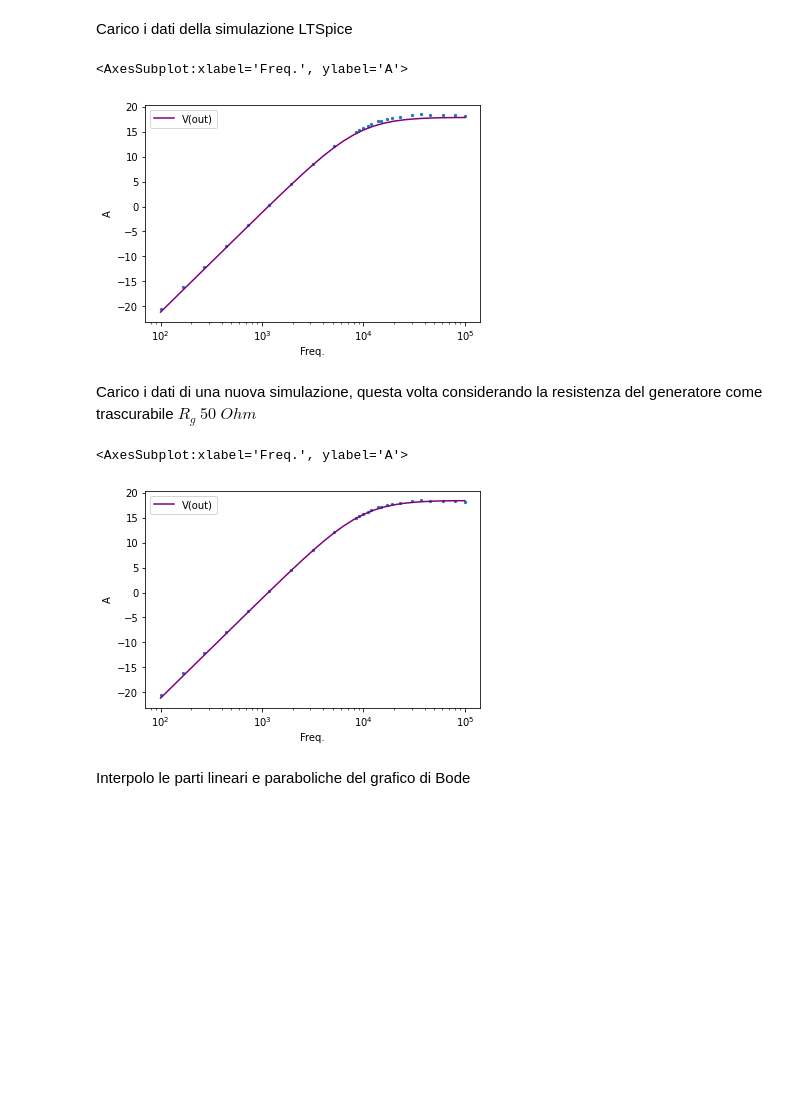
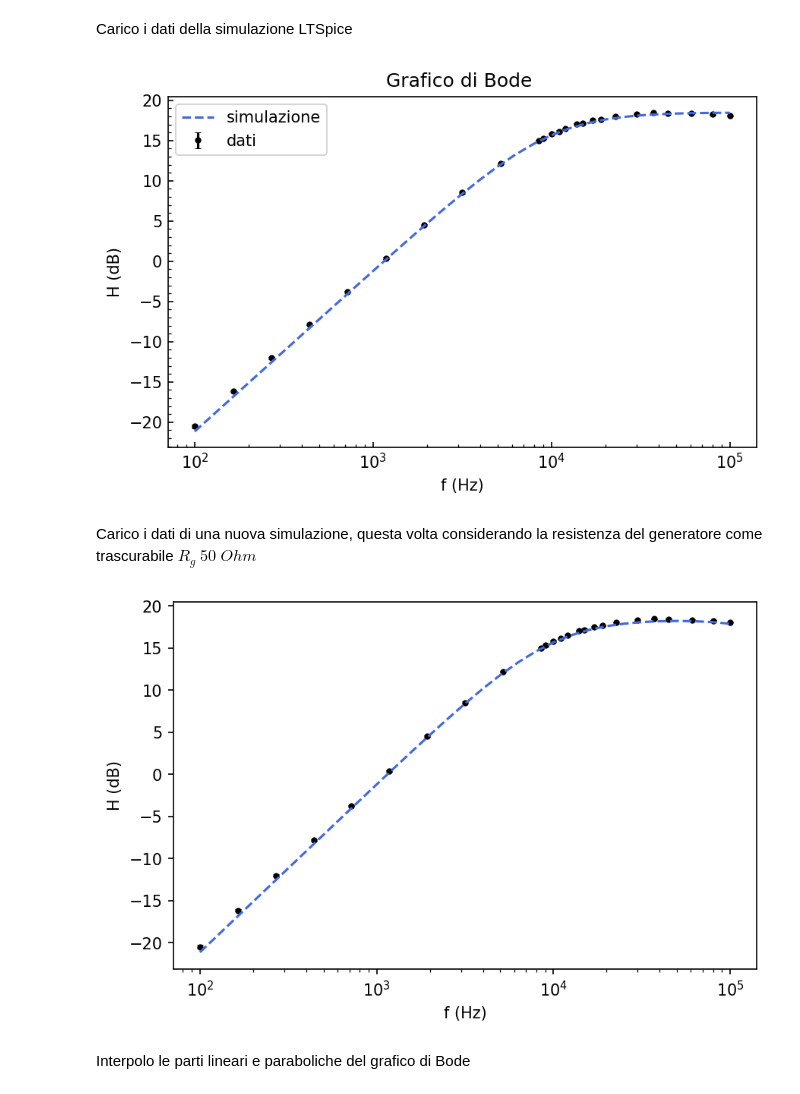
Before and after one commit to simonecig/lab_2020-2021, a Jupyter notebook: 1_opamp/logbook/opamp1_analysis.ipynb, the cells around one changed output. Cells and saved outputs as stored; diff of their text form; code cells hidden in the pictures; blank space fills up the shorter version.

```diff
--- a/1_opamp/logbook/opamp1_analysis.ipynb
+++ b/1_opamp/logbook/opamp1_analysis.ipynb
@@ -644,21 +656,54 @@ data_bode
 # %% [markdown]
 Carico i dati della simulazione LTSpice
-# %%
-data_LT = pd.read_csv("LTbode.txt", delimiter='\t')
-pl = data_bode.plot(x='f', y='A', kind='scatter', logx=True, marker='.')
-data_LT.plot(x='Freq.', y='V(out)', kind='line', logx=True, marker='', ax=pl, style='purple')
-# %% [output]
-<AxesSubplot:xlabel='Freq.', ylabel='A'>
-[figure, removed]
+# %%
+fig, axes = plt.subplots()
+fig.set_dpi(150)
+data_LT = pd.read_csv("LTbode.txt", delimiter='\t')
+X = data_bode['f']
+Y = data_bode['A']
+errY = data_bode['errA']
+axes.errorbar(X,Y,yerr=errY, fmt='.', marker='.', capsize=2, capthick=0.5, barsabove=True,
+                      color='black')
+Xlt = data_LT['Freq.']
+Ylt = data_LT['V(out)']
+axes.plot(Xlt,Ylt,'--', color='royalblue')
+axes.set_xscale('log')
+axes.set_xlabel('f (Hz)')
+axes.set_ylabel('H (dB)')
+axes.set_title('Grafico di Bode ')
+axes.legend(('simulazione', 'dati'))
+# plot customization
+axes.tick_params(axis='both', which='minor', direction='in')
+axes.tick_params(axis='both', which='major', direction='in')
+axes.minorticks_on()
+
+
+
+fig.tight_layout()
+fig.savefig("img/grafico_bodeSim.png", dpi=100)
+# %% [output]
+[figure, added]
 # %% [markdown]
 Carico i dati di una nuova simulazione, questa volta considerando la resistenza del generatore come trascurabile $ R_g ~ 50 \; Ohm$
-# %%
-data_LT = pd.read_csv("LTbodeR50.txt", delimiter='\t')
-pl = data_bode.plot(x='f', y='A', kind='scatter', logx=True, marker='.')
-data_LT.plot(x='Freq.', y='V(out)', kind='line', logx=True, marker='', ax=pl, style='purple')
-# %% [output]
-<AxesSubplot:xlabel='Freq.', ylabel='A'>
-[figure, removed]
+# %%
+fig, axes = plt.subplots()
+fig.set_dpi(150)
+data_LT = pd.read_csv("LTbode7P.txt", delimiter='\t')
+X = data_bode['f']
+Y = data_bode['A']
+errY = data_bode['errA']
+axes.errorbar(X,Y,yerr=errY, fmt='.', marker='.', capsize=2, capthick=0.5, barsabove=True,
+                      color='black')
+Xlt = data_LT['Freq.']
+Ylt = data_LT['V(out)']
+axes.plot(Xlt,Ylt,'--', color='royalblue')
+axes.set_xscale('log')
+axes.set_xlabel('f (Hz)')
+axes.set_ylabel('H (dB)')
+fig.tight_layout()
+fig.savefig("img/grafico_bodeSim.png", dpi=150)
+# %% [output]
+[figure, added]
 # %% [markdown]
 Interpolo le parti lineari e paraboliche del grafico di Bode
 # %%
```
Also changed, not shown: parts of 16 cells of this notebook, 53 other files.
